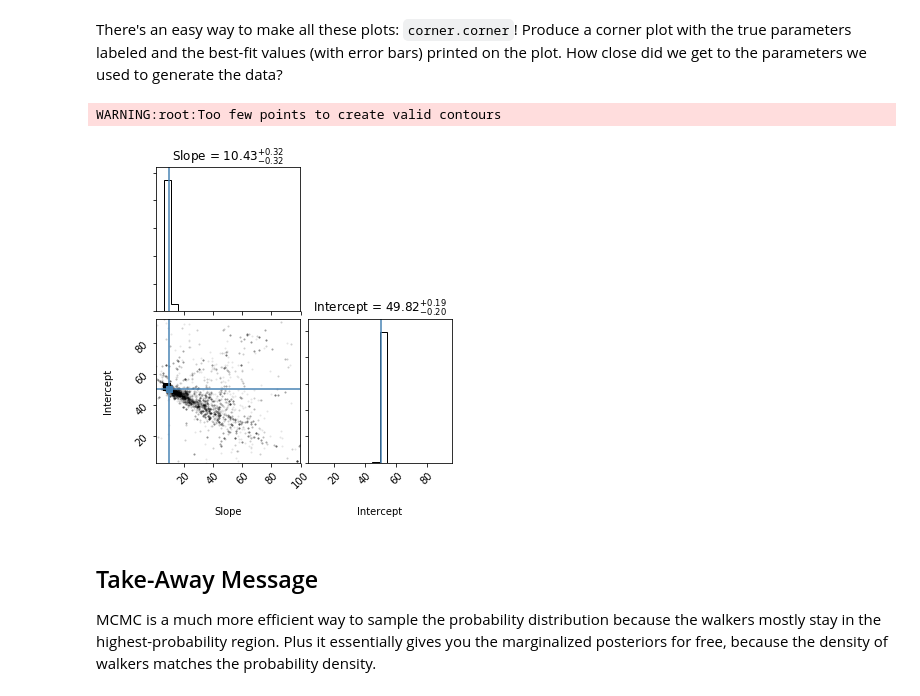
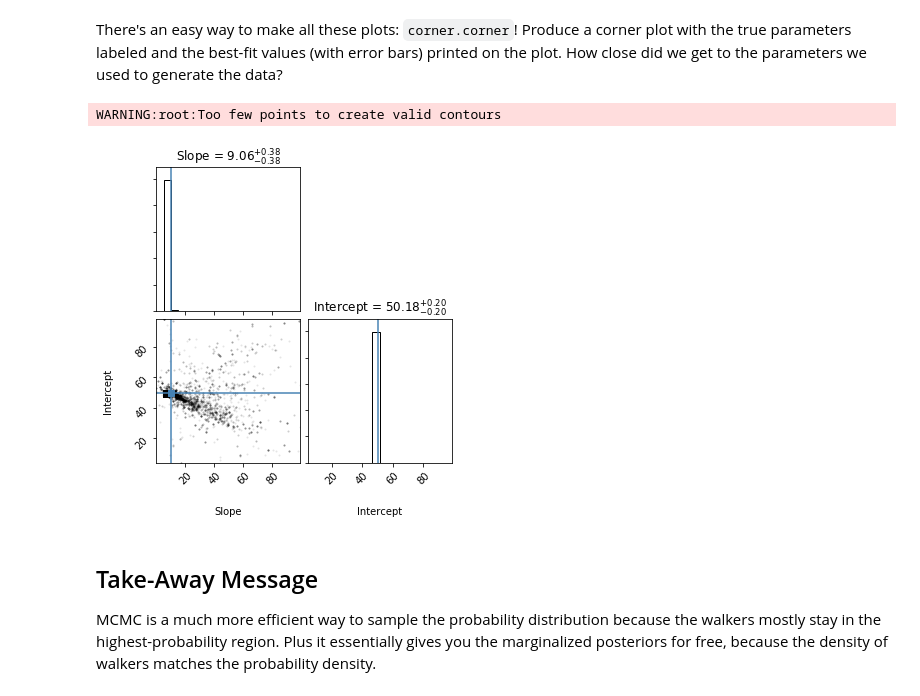
Before and after one commit to ItamarSafriel/2019-04-14-tau, a Jupyter notebook: code/stats/mcmc_line_fitting_solutions.ipynb, the cells around one changed output. Cells and saved outputs as stored; diff of their text form; code cells hidden in the pictures.

```diff
--- a/code/stats/mcmc_line_fitting_solutions.ipynb
+++ b/code/stats/mcmc_line_fitting_solutions.ipynb
@@ -207,10 +225,10 @@ plt.axvline(b, color='r', lw=1)
 # %% [markdown]
 There's an easy way to make all these plots: `corner.corner`! Produce a corner plot with the true parameters labeled and the best-fit values (with error bars) printed on the plot. How close did we get to the parameters we used to generate the data?
 # %%
-corner.corner(sampler.flatchain, labels=['Slope', 'Intercept'], truths=[m, b], show_titles=True);
+corner.corner(sampler.flatchain[n_burn:], labels=['Slope', 'Intercept'], truths=[m, b], show_titles=True);
 # %% [output]
 WARNING:root:Too few points to create valid contours
-[figure, old version]
+[figure, new version]
 # %% [markdown]
 ## Take-Away Message
 MCMC is a much more efficient way to sample the probability distribution because the walkers mostly stay in the highest-probability region. Plus it essentially gives you the marginalized posteriors for free, because the density of walkers matches the probability density.
```
Also changed, not shown: parts of 6 cells of this notebook, 1 other file.
